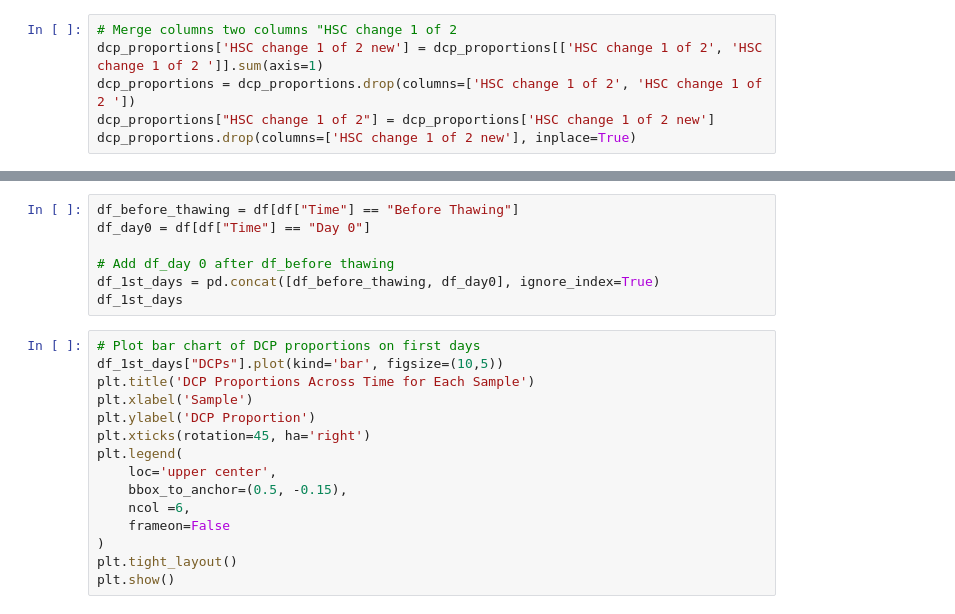
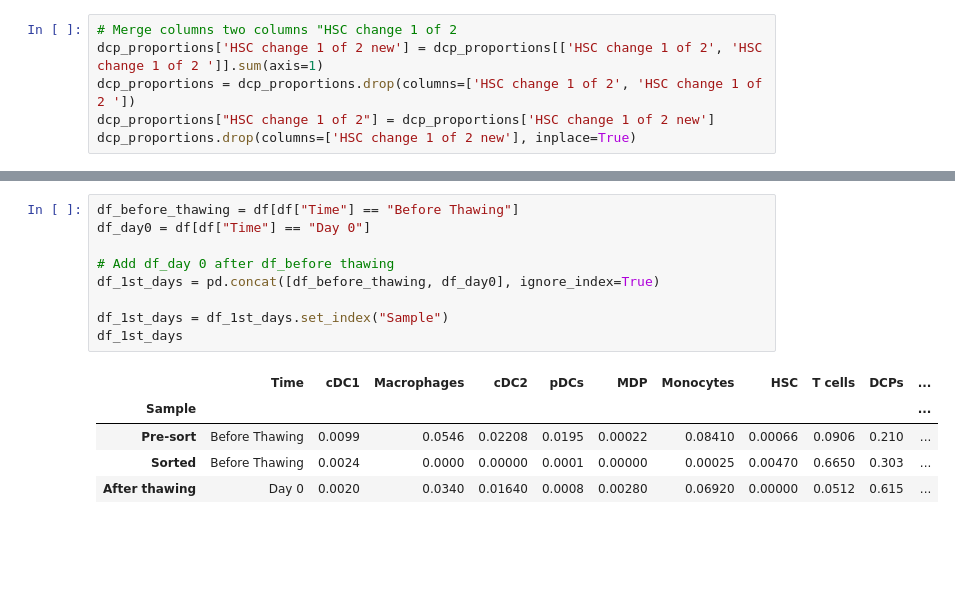
Before and after one commit to AlexiaGiroud/ThawingDCPs, a Jupyter notebook: graphs.ipynb, the cells around one changed output, grey strips where cells are left out. Saved outputs shown, nothing was run; the diff lists cells and outputs as text; blank space fills up the shorter version.

```diff
--- a/graphs.ipynb
+++ b/graphs.ipynb
@@ -105,22 +121,15 @@ dcp_proportions
 # %%
 df_before_thawing = df[df["Time"] == "Before Thawing"]
 df_day0 = df[df["Time"] == "Day 0"]
 
 # Add df_day 0 after df_before thawing
 df_1st_days = pd.concat([df_before_thawing, df_day0], ignore_index=True)
+
+df_1st_days = df_1st_days.set_index("Sample")
 df_1st_days
+# %% [output]
+|  | Time | cDC1 | Macrophages | cDC2 | pDCs | MDP | Monocytes | HSC | T cells | DCPs | ... |
+| Sample |  |  |  |  |  |  |  |  |  |  | ... |
+| Pre-sort | Before Thawing | 0.0099 | 0.0546 | 0.02208 | 0.0195 | 0.00022 | 0.08410 | 0.00066 | 0.0906 | 0.210 | ... |
+| Sorted | Before Thawing | 0.0024 | 0.0000 | 0.00000 | 0.0001 | 0.00000 | 0.00025 | 0.00470 | 0.6650 | 0.303 | ... |
+| After thawing | Day 0 | 0.0020 | 0.0340 | 0.01640 | 0.0008 | 0.00280 | 0.06920 | 0.00000 | 0.0512 | 0.615 | ... |
-# %%
-# Plot bar chart of DCP proportions on first days
-df_1st_days["DCPs"].plot(kind='bar', figsize=(10,5))
-plt.title('DCP Proportions Across Time for Each Sample')
-plt.xlabel('Sample')
-plt.ylabel('DCP Proportion')
-plt.xticks(rotation=45, ha='right')
-plt.legend(
-    loc='upper center',
-    bbox_to_anchor=(0.5, -0.15),
-    ncol =6,
-    frameon=False
-)
-plt.tight_layout()
-plt.show()
```
Also changed, not shown: parts of 22 cells of this notebook, 1 other file.
